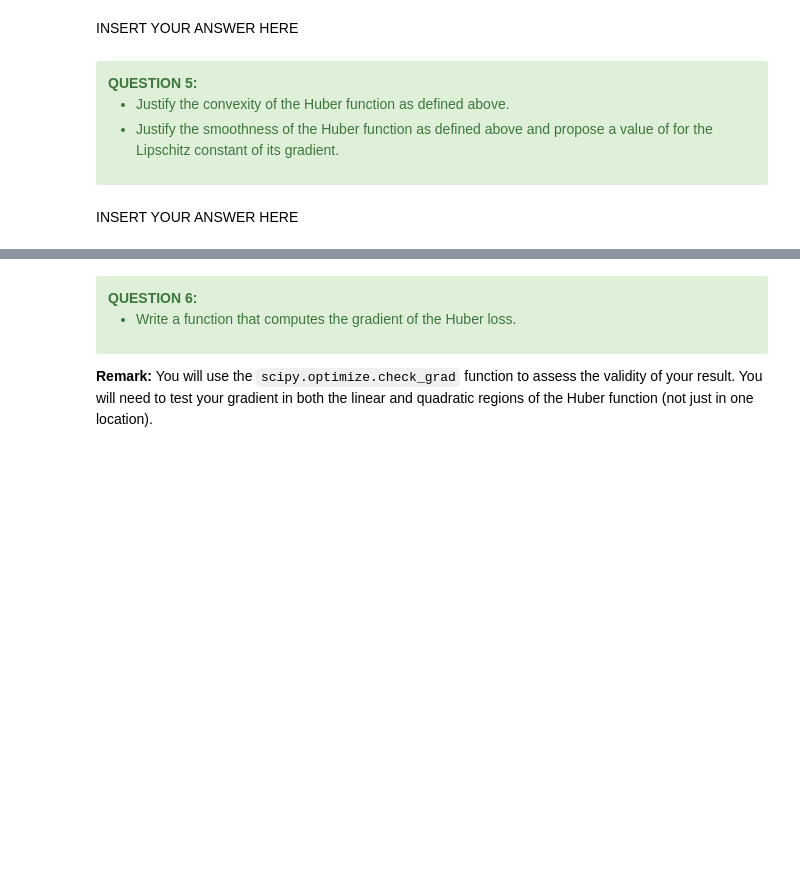
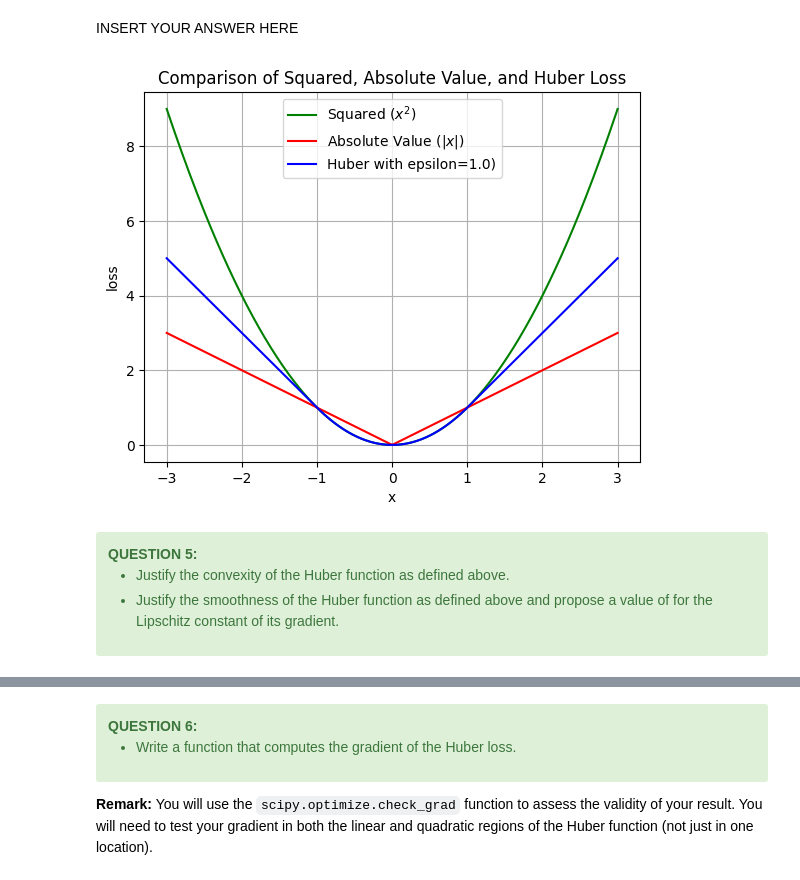
Before and after one commit to BryanBradfo/optimisation-algorithms, a Jupyter notebook: project/project_chen_bryan_and_devilder_alice.ipynb, the cells around one changed output, grey strips where cells are left out. Saved outputs shown, nothing was run; the diff lists cells and outputs as text; code cells hidden in the pictures; blank space fills up the shorter version.

```diff
--- a/project/project_chen_bryan_and_devilder_alice.ipynb
+++ b/project/project_chen_bryan_and_devilder_alice.ipynb
@@ -247,3 +332,21 @@ INSERT YOUR ANSWER HERE
+# %%
+x = np.linspace(-3, 3, 300)
+
+y_squared = x**2
+y_abs = np.abs(x)
+y_huber = huber(x, 1.)
+
+plt.plot(x, y_squared, 'g-', label='Squared ($x^2$)')
+plt.plot(x, y_abs, 'r-', label='Absolute Value ($|x|$)')
+plt.plot(x, y_huber, 'b-', label=f'Huber with epsilon={epsilon})')
+plt.title('Comparison of Squared, Absolute Value, and Huber Loss')
+plt.xlabel('x')
+plt.ylabel('loss')
+plt.legend(loc=0)
+plt.grid(True)
+plt.show()
+# %% [output]
+[figure, added]
 # %% [markdown]
 <div class="alert alert-success">
     <b>QUESTION 5:</b>
@@ -252,5 +355,3 @@ INSERT YOUR ANSWER HERE
        <li>Justify the smoothness of the Huber function as defined above and propose a value of for the Lipschitz constant of its gradient.</li>
     </ul>
 </div>
-# %% [markdown]
-INSERT YOUR ANSWER HERE
```
Also changed, not shown: parts of 12 cells of this notebook.
